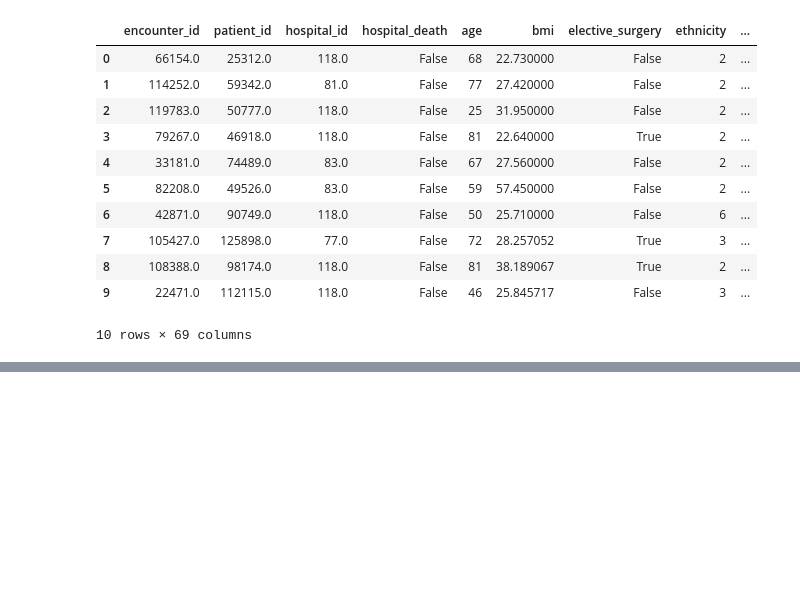
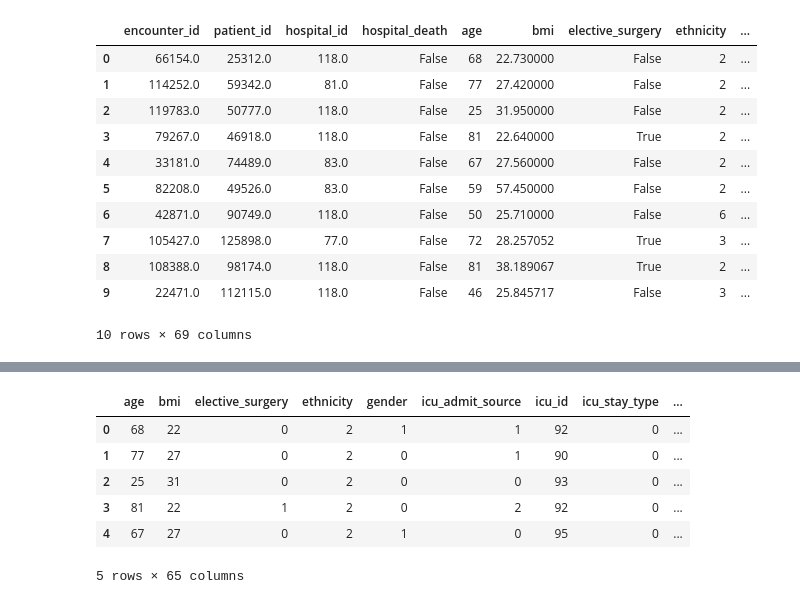
Before and after one commit to Tyfox1206/Patient_Survival_Prediction, a Jupyter notebook: Machine_Learning/Resampling_Database.ipynb, the cells around one changed output, grey strips where cells are left out. Cells and saved outputs as stored; diff of their text form; code cells hidden in the pictures; blank space fills up the shorter version.

```diff
--- a/Machine_Learning/Resampling_Database.ipynb
+++ b/Machine_Learning/Resampling_Database.ipynb
@@ -56,9 +169,17 @@ NameError: name 'patient_df' is not defined
 # %%
 # Create our features
 
-X = df_database_patient.drop('hospital_death', axis=1)
+X = patient_df.drop('hospital_death', axis=1)
 
 
 X.head()
+# %% [output]
+|  | age | bmi | elective_surgery | ethnicity | gender | icu_admit_source | icu_id | icu_stay_type | ... |
+| 0 | 68 | 22 | 0 | 2 | 1 | 1 | 92 | 0 | ... |
+| 1 | 77 | 27 | 0 | 2 | 0 | 1 | 90 | 0 | ... |
+| 2 | 25 | 31 | 0 | 2 | 0 | 0 | 93 | 0 | ... |
+| 3 | 81 | 22 | 1 | 2 | 0 | 2 | 92 | 0 | ... |
+| 4 | 67 | 27 | 0 | 2 | 1 | 0 | 95 | 0 | ... |
+5 rows × 65 columns
 # %%
 X.describe
```
Also changed, not shown: parts of 24 cells of this notebook, 4 other files.
